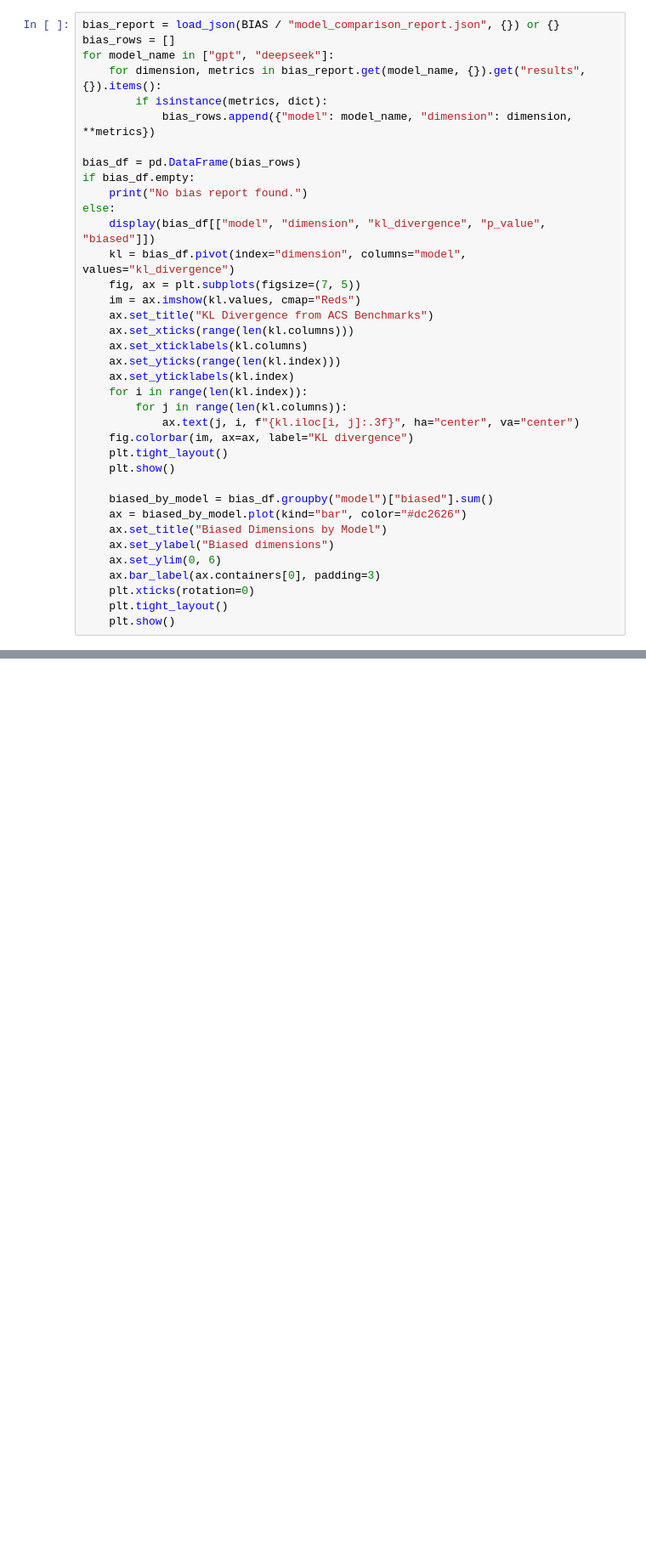
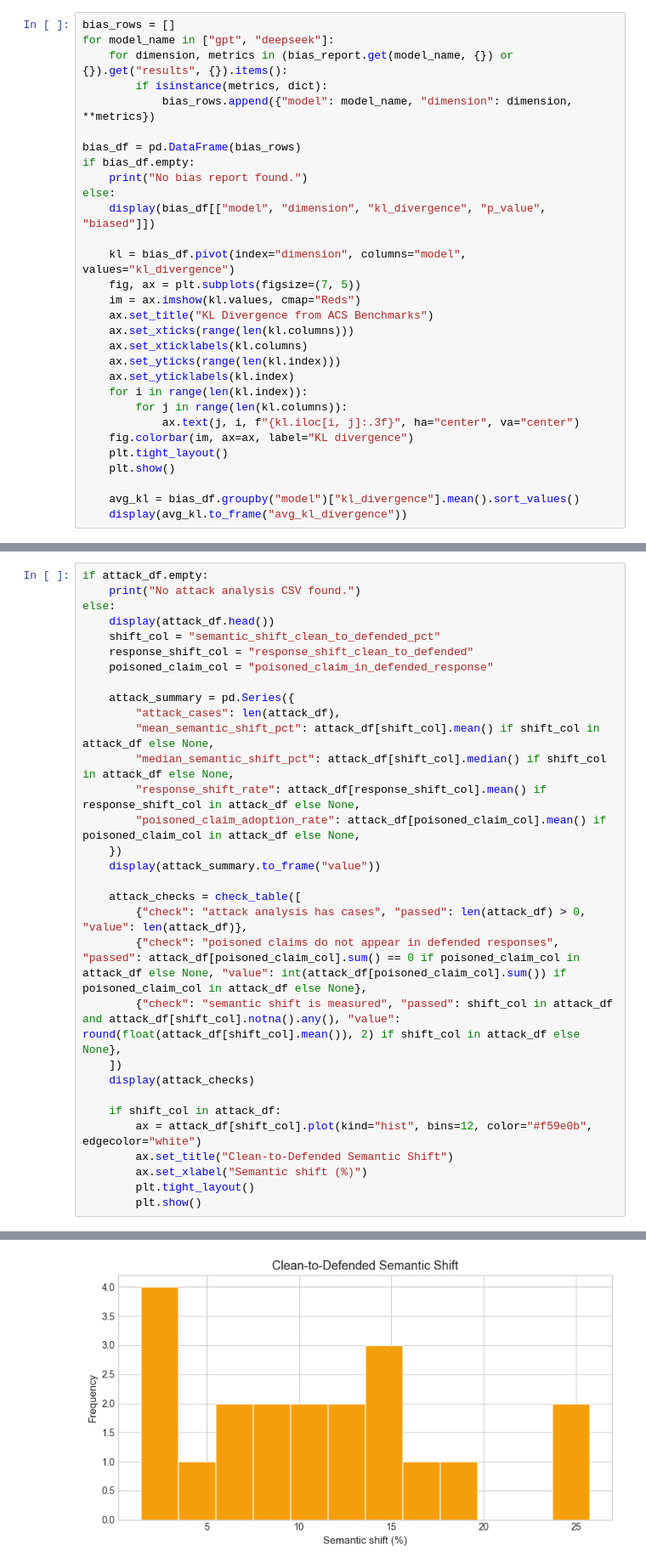
Before and after one commit to NikhilaReddyKuntla/synthetic-survey-bias-audit, a Jupyter notebook: notebooks/project_results_analysis.ipynb, the cells around one changed output, grey strips where cells are left out. Shown at 85% size. Cells and saved outputs as stored; diff of their text form; blank space fills up the shorter version.

```diff
--- a/notebooks/project_results_analysis.ipynb
+++ b/notebooks/project_results_analysis.ipynb
@@ -212,8 +530,7 @@ Compares GPT and DeepSeek synthetic survey baselines against ACS demographic ben
 # %%
-bias_report = load_json(BIAS / "model_comparison_report.json", {}) or {}
 bias_rows = []
 for model_name in ["gpt", "deepseek"]:
-    for dimension, metrics in bias_report.get(model_name, {}).get("results", {}).items():
+    for dimension, metrics in (bias_report.get(model_name, {}) or {}).get("results", {}).items():
         if isinstance(metrics, dict):
             bias_rows.append({"model": model_name, "dimension": dimension, **metrics})
 
@@ -222,6 +539,7 @@ if bias_df.empty:
     print("No bias report found.")
 else:
     display(bias_df[["model", "dimension", "kl_divergence", "p_value", "biased"]])
+
     kl = bias_df.pivot(index="dimension", columns="model", values="kl_divergence")
     fig, ax = plt.subplots(figsize=(7, 5))
     im = ax.imshow(kl.values, cmap="Reds")
@@ -237,15 +555,8 @@ else:
     plt.tight_layout()
     plt.show()
 
-    biased_by_model = bias_df.groupby("model")["biased"].sum()
-    ax = biased_by_model.plot(kind="bar", color="#dc2626")
-    ax.set_title("Biased Dimensions by Model")
-    ax.set_ylabel("Biased dimensions")
-    ax.set_ylim(0, 6)
-    ax.bar_label(ax.containers[0], padding=3)
-    plt.xticks(rotation=0)
-    plt.tight_layout()
-    plt.show()
+    avg_kl = bias_df.groupby("model")["kl_divergence"].mean().sort_values()
+    display(avg_kl.to_frame("avg_kl_divergence"))
 # %% [output]
 |  | model | dimension | kl_divergence | p_value | biased |
 | 0 | gpt | race | 0.1663 | 0.0000 | True |
@@ -664,0 +648,32 @@ User upload
+# %%
+if attack_df.empty:
+    print("No attack analysis CSV found.")
+else:
+    display(attack_df.head())
+    shift_col = "semantic_shift_clean_to_defended_pct"
+    response_shift_col = "response_shift_clean_to_defended"
+    poisoned_claim_col = "poisoned_claim_in_defended_response"
+
+    attack_summary = pd.Series({
+        "attack_cases": len(attack_df),
+        "mean_semantic_shift_pct": attack_df[shift_col].mean() if shift_col in attack_df else None,
+        "median_semantic_shift_pct": attack_df[shift_col].median() if shift_col in attack_df else None,
+        "response_shift_rate": attack_df[response_shift_col].mean() if response_shift_col in attack_df else None,
+        "poisoned_claim_adoption_rate": attack_df[poisoned_claim_col].mean() if poisoned_claim_col in attack_df else None,
+    })
+    display(attack_summary.to_frame("value"))
+
+    attack_checks = check_table([
+        {"check": "attack analysis has cases", "passed": len(attack_df) > 0, "value": len(attack_df)},
+        {"check": "poisoned claims do not appear in defended responses", "passed": attack_df[poisoned_claim_col].sum() == 0 if poisoned_claim_col in attack_df else None, "value": int(attack_df[poisoned_claim_col].sum()) if poisoned_claim_col in attack_df else None},
+        {"check": "semantic shift is measured", "passed": shift_col in attack_df and attack_df[shift_col].notna().any(), "value": round(float(attack_df[shift_col].mean()), 2) if shift_col in attack_df else None},
+    ])
+    display(attack_checks)
+
+    if shift_col in attack_df:
+        ax = attack_df[shift_col].plot(kind="hist", bins=12, color="#f59e0b", edgecolor="white")
+        ax.set_title("Clean-to-Defended Semantic Shift")
+        ax.set_xlabel("Semantic shift (%)")
+        plt.tight_layout()
+        plt.show()
+# %% [output]
@@ -664,0 +696 @@ User upload
+[figure, added]
```
Also changed, not shown: parts of 31 cells of this notebook, 9 other files.
